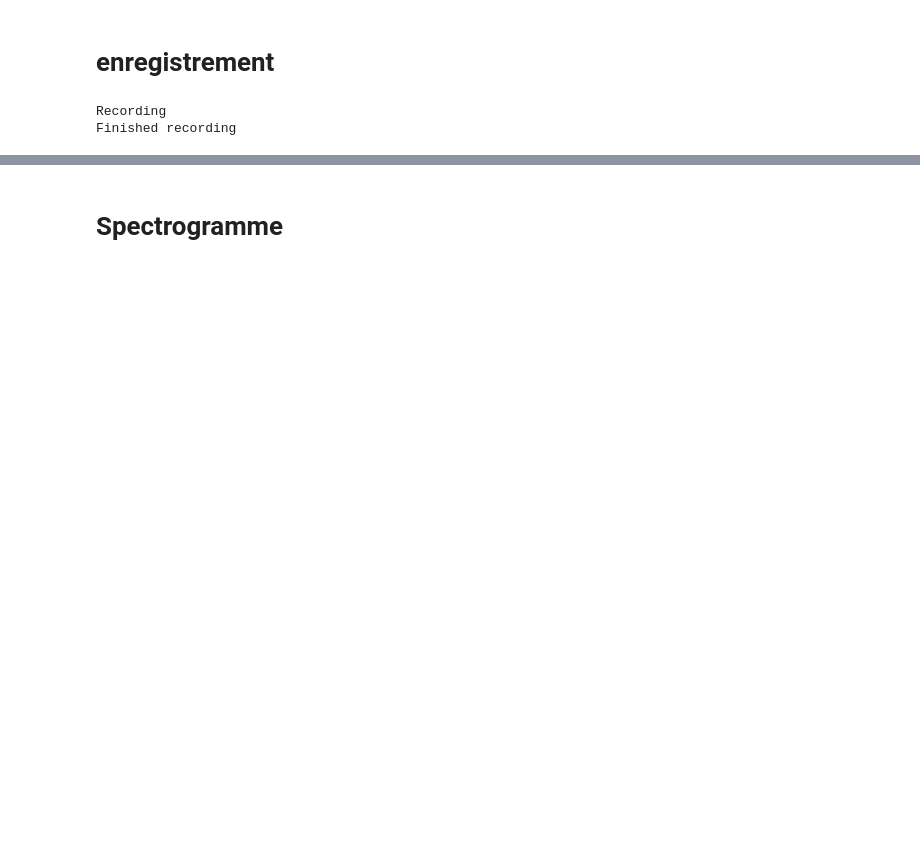
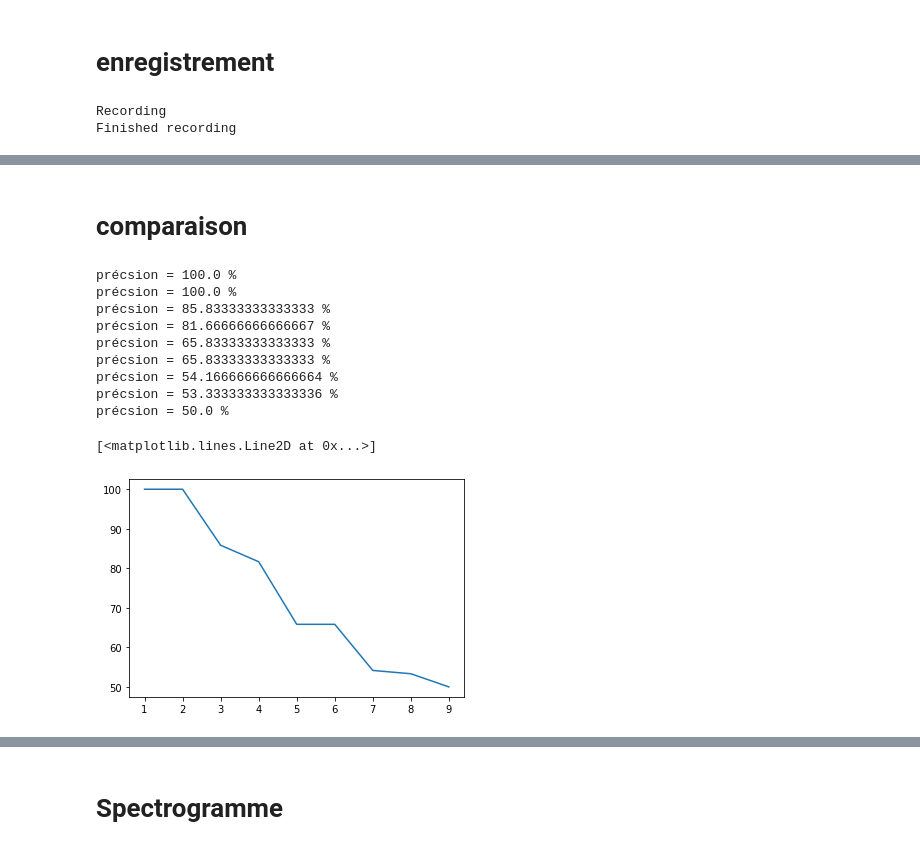
Before and after one commit to thovll/absolute_ear, a Jupyter notebook: script.ipynb, the cells around one changed output, grey strips where cells are left out. Saved outputs shown, nothing was run; the diff lists cells and outputs as text; code cells hidden in the pictures; blank space fills up the shorter version.

```diff
--- a/script.ipynb
+++ b/script.ipynb
@@ -350,0 +359,28 @@ la note jouée est : Fa#1
+# %% [markdown]
+# comparaison
+# %%
+score_mine = []
+for k in tqdm(range(1,10)):
+    t = 0 #compteur incrémenté si le résultat attendu est correct
+    for i in range(12):
+        for j in range(10):
+            mod_fft_y = load_fft(lst_notes[i], j)
+            x = harmonique(nb_harm_considered, mod_fft_y)
+            x = np.sort(x[0])
+            lm, res = knn(k, lst_harmoniques, labels, x)
+            if res == labels[0,i*10]:
+                t += 1
+    score_mine.append((t/120)*100)
+    print('précsion =', (t/120)*100, '%')
+# %% [output]
+précsion = 100.0 %
+précsion = 100.0 %
+précsion = 85.83333333333333 %
+précsion = 81.66666666666667 %
+précsion = 65.83333333333333 %
+précsion = 65.83333333333333 %
+précsion = 54.166666666666664 %
+précsion = 53.333333333333336 %
+précsion = 50.0 %
+[<matplotlib.lines.Line2D at 0x...>]
+[figure, added]
```
Also changed, not shown: parts of 15 cells of this notebook, 1 other file.
